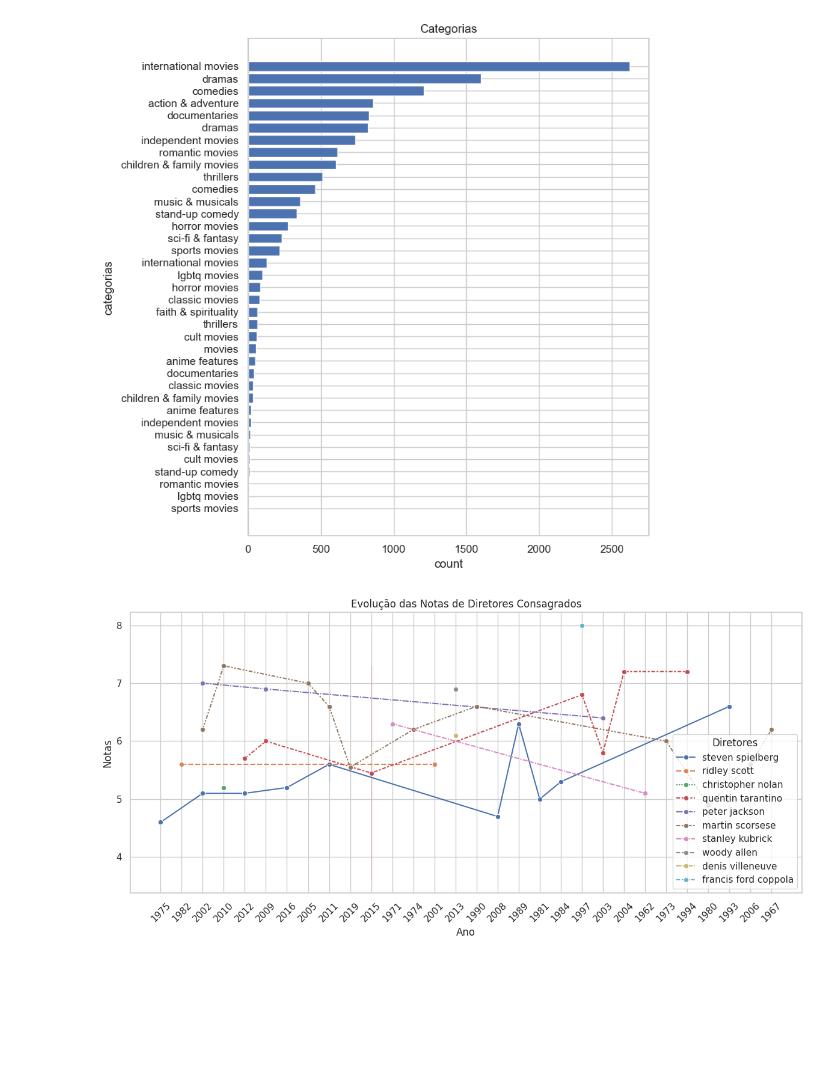
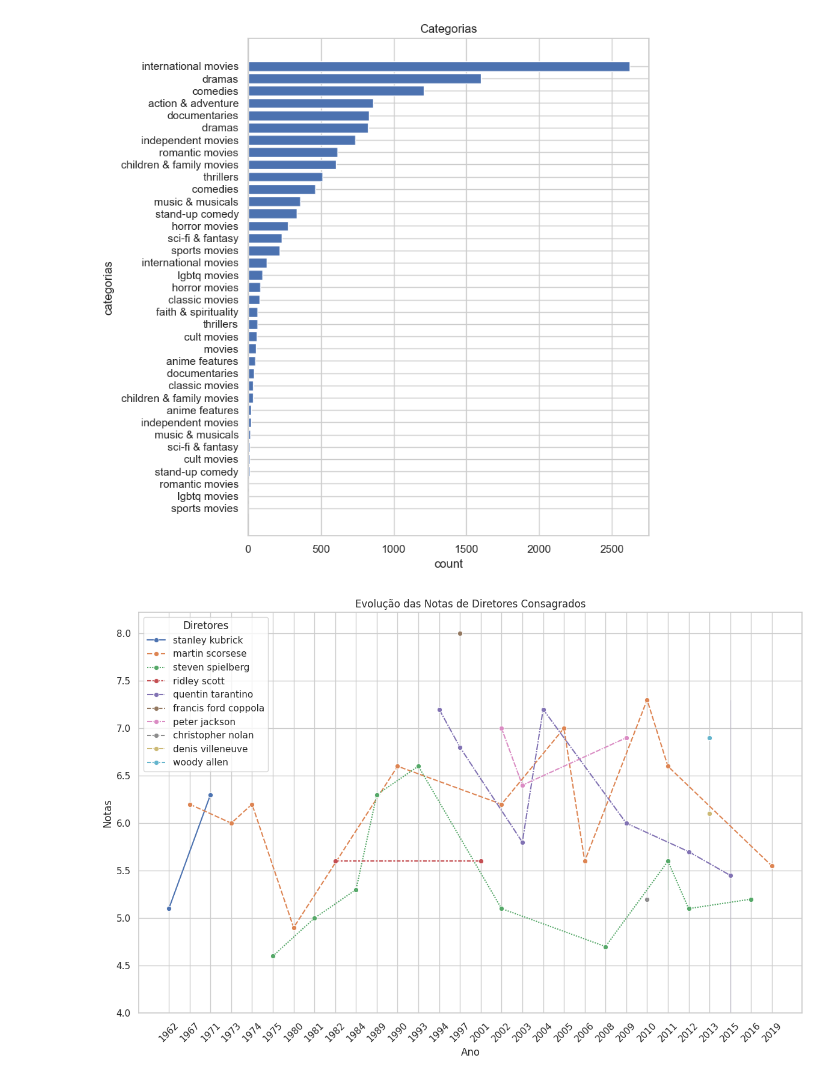
Before and after one commit to moraessena/netflix_notebook, a Jupyter notebook: netflix_notebook_v2.ipynb, the cells around one changed output. Cells and saved outputs as stored; diff of their text form; code cells hidden in the pictures; blank space fills up the shorter version.

```diff
--- a/netflix_notebook_v2.ipynb
+++ b/netflix_notebook_v2.ipynb
@@ -496,18 +496,20 @@ plt.show()
 # %%
 # filtrando por diretores consagrados
 directors = ['quentin tarantino', 'martin scorsese', 'denis villeneuve', 'steven spielberg', 'alfred hitchcock', 'stanley kubrick', 'francis ford coppola', 'woody allen', 'billy wilder', 'peter jackson', 'james cameron', 'ridley scott', 'christopher nolan']
 df_top_directors = df_netflix_titles[df_netflix_titles['director'].apply(lambda x: any(term in x for term in directors))]
 df_top_directors = df_top_directors.explode('director')
+df_top_directors = df_top_directors.sort_values(by='release_year', ascending=True)
 df_top_directors.head(5)
 # gerando gráfico
-plt.figure(figsize=(12, 6))
+plt.figure(figsize=(12, 8))
 sns.lineplot(data=df_top_directors, x='release_year', y='rating_imdb', hue='director', marker='o', style='director')
 plt.title('Evolução das Notas de Diretores Consagrados')
 plt.ylabel('Notas')
 plt.xlabel('Ano')
-plt.legend(title='Diretores')
+plt.legend(title='Diretores', loc='upper left')
 plt.xticks(ticks=df_top_directors['release_year'].unique(), rotation=45)
+plt.ylim(bottom=4)
 plt.tight_layout()
 plt.show()
 # %% [output]
-[figure, old version]
+[figure, new version]
```
